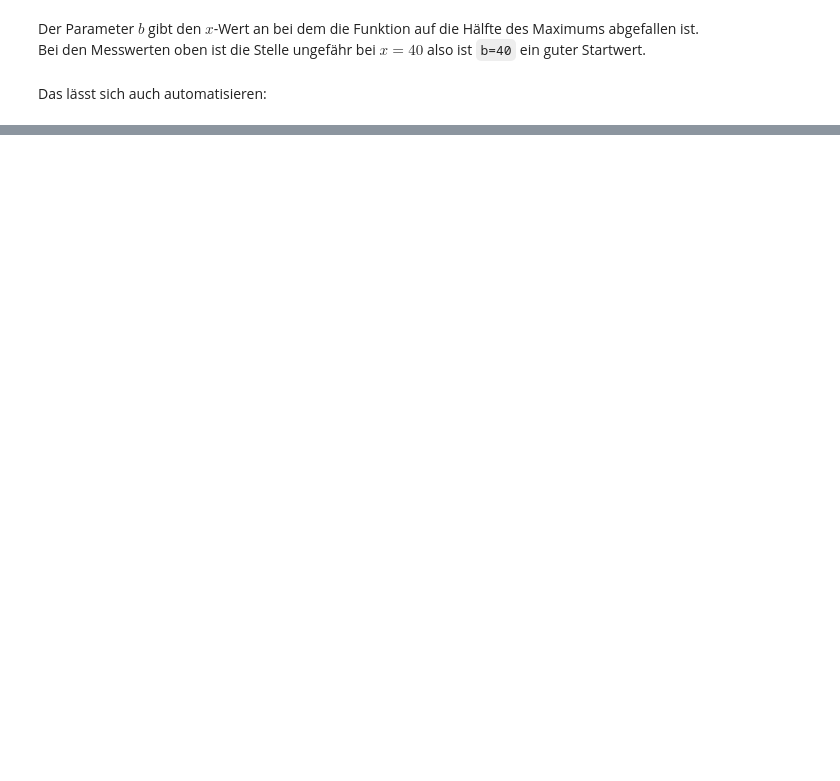
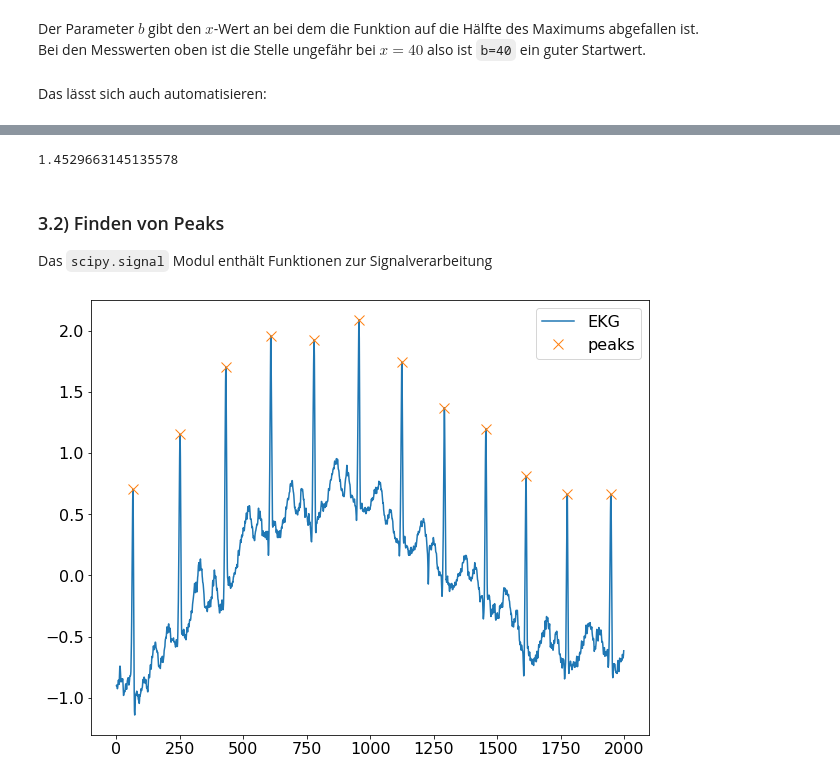
Before and after one commit to pep-dortmund/toolbox-workshop, a Jupyter notebook: python/scientific-python.ipynb, the cells around one changed output, grey strips where cells are left out. Drawn from its saved outputs; the diff is of its cells as text; code cells hidden in the pictures; blank space fills up the shorter version.

```diff
--- a/python/scientific-python.ipynb
+++ b/python/scientific-python.ipynb
@@ -241,0 +320,27 @@ x[idx], y[idx]
+# %%
+import numpy as np
+x = np.array([2, 5, 7])  # create test array
+
+from scipy.stats import gmean, sem
+print(sem(x)) # standard error of the mean
+# %% [output]
+1.4529663145135578
+# %% [markdown]
+### 3.2) Finden von Peaks
+
+Das `scipy.signal` Modul enthält Funktionen zur Signalverarbeitung
+# %%
+# example data
+from scipy.misc import electrocardiogram
+x = electrocardiogram()[2000:4000]
+
+# find peaks
+from scipy.signal import find_peaks
+peaks, _ = find_peaks(x, distance=150)
+
+plt.plot(x, label='EKG')
+plt.plot(peaks, x[peaks], "x", ms=10, label='peaks')
+plt.legend(loc='best')
+plt.show()
+# %% [output]
+[figure, added]
```
Also changed, not shown: parts of 27 cells of this notebook.
